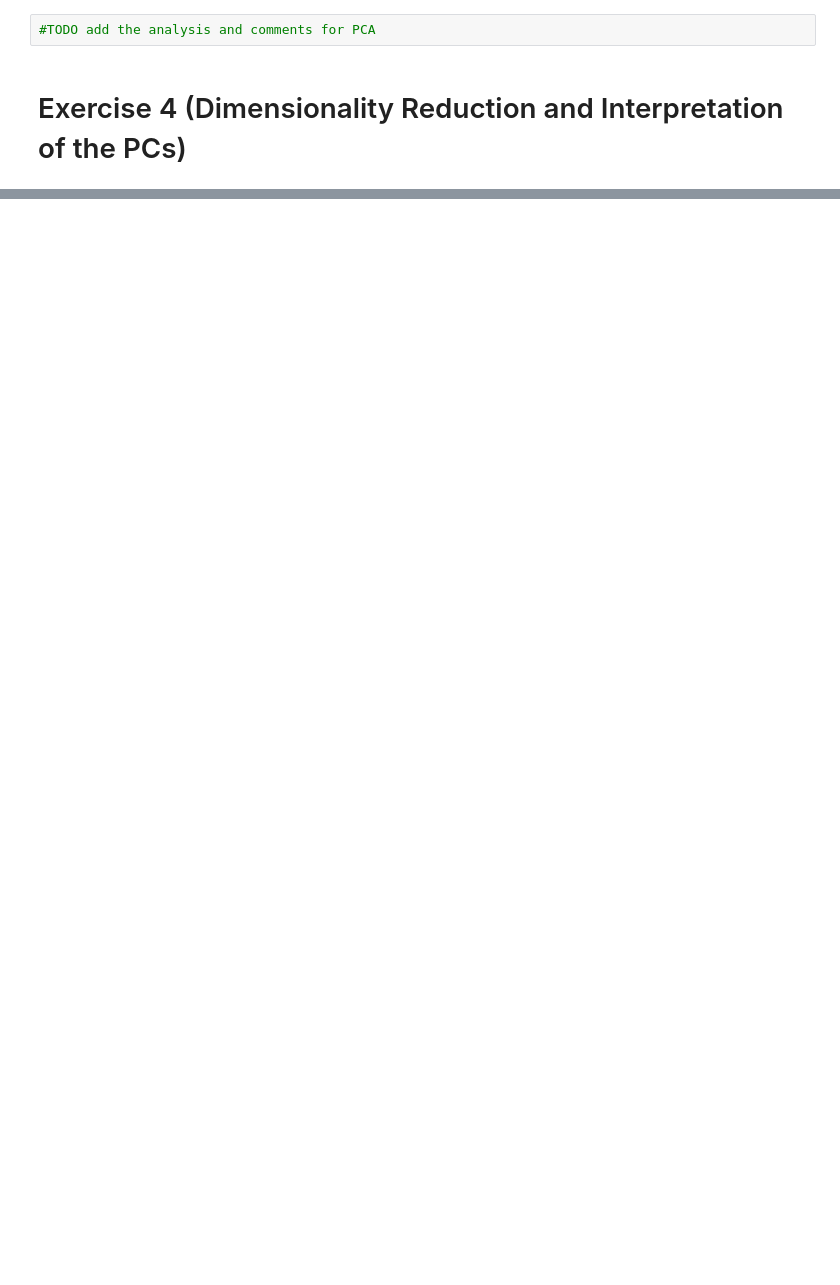
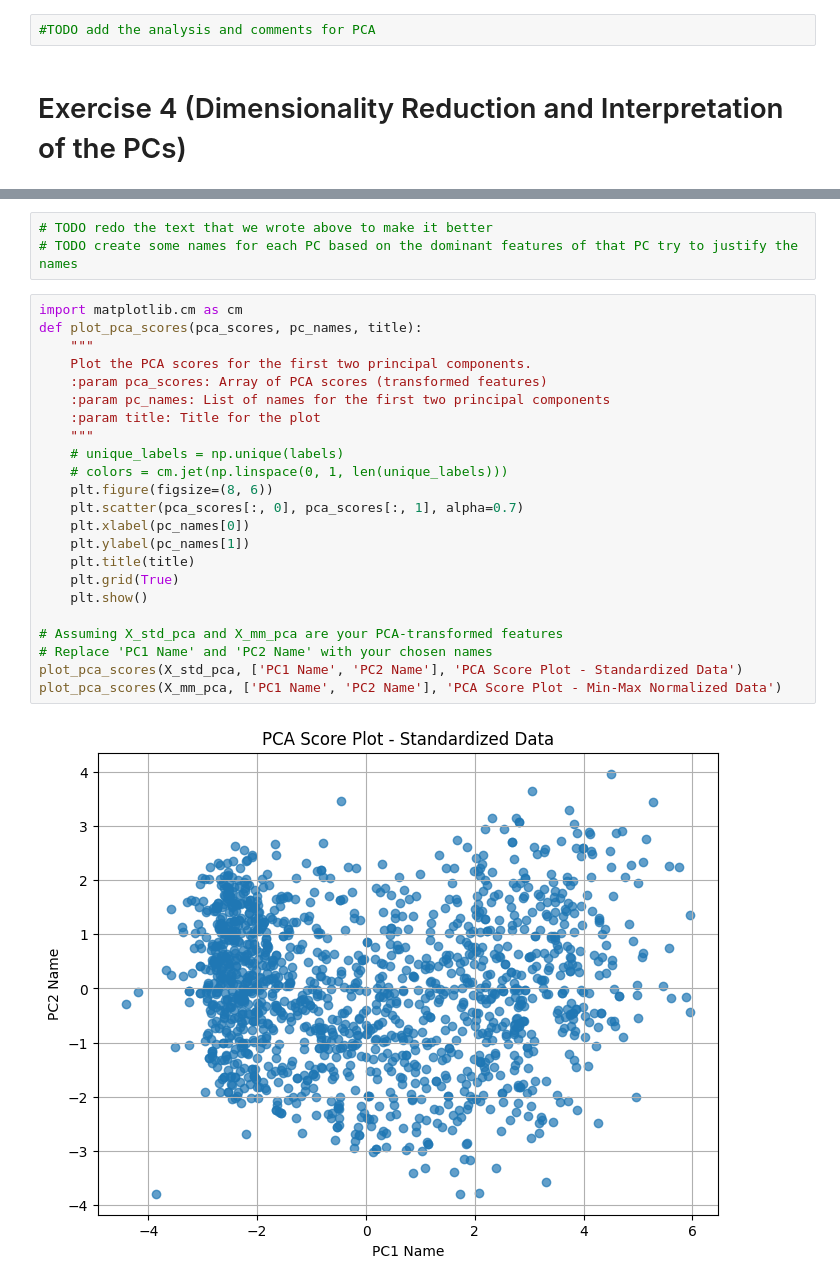
Before and after one commit to Sepehr-A/CLA_Project, a Jupyter notebook: PCA_HW/PCA_HW_NEW.ipynb, the cells around one changed output, grey strips where cells are left out. Drawn from its saved outputs; the diff is of its cells as text; blank space fills up the shorter version.

```diff
--- a/PCA_HW/PCA_HW_NEW.ipynb
+++ b/PCA_HW/PCA_HW_NEW.ipynb
@@ -282,0 +341,28 @@ plt.show()
+# %%
+# TODO redo the text that we wrote above to make it better
+# TODO create some names for each PC based on the dominant features of that PC try to justify the names
+# %%
+import matplotlib.cm as cm
+def plot_pca_scores(pca_scores, pc_names, title):
+    """
+    Plot the PCA scores for the first two principal components.
+    :param pca_scores: Array of PCA scores (transformed features)
+    :param pc_names: List of names for the first two principal components
+    :param title: Title for the plot
+    """
+    # unique_labels = np.unique(labels)
+    # colors = cm.jet(np.linspace(0, 1, len(unique_labels)))
+    plt.figure(figsize=(8, 6))
+    plt.scatter(pca_scores[:, 0], pca_scores[:, 1], alpha=0.7)
+    plt.xlabel(pc_names[0])
+    plt.ylabel(pc_names[1])
+    plt.title(title)
+    plt.grid(True)
+    plt.show()
+
+# Assuming X_std_pca and X_mm_pca are your PCA-transformed features
+# Replace 'PC1 Name' and 'PC2 Name' with your chosen names
+plot_pca_scores(X_std_pca, ['PC1 Name', 'PC2 Name'], 'PCA Score Plot - Standardized Data')
+plot_pca_scores(X_mm_pca, ['PC1 Name', 'PC2 Name'], 'PCA Score Plot - Min-Max Normalized Data')
+# %% [output]
+[figure, added]
```
Also changed, not shown: parts of 21 cells of this notebook.
